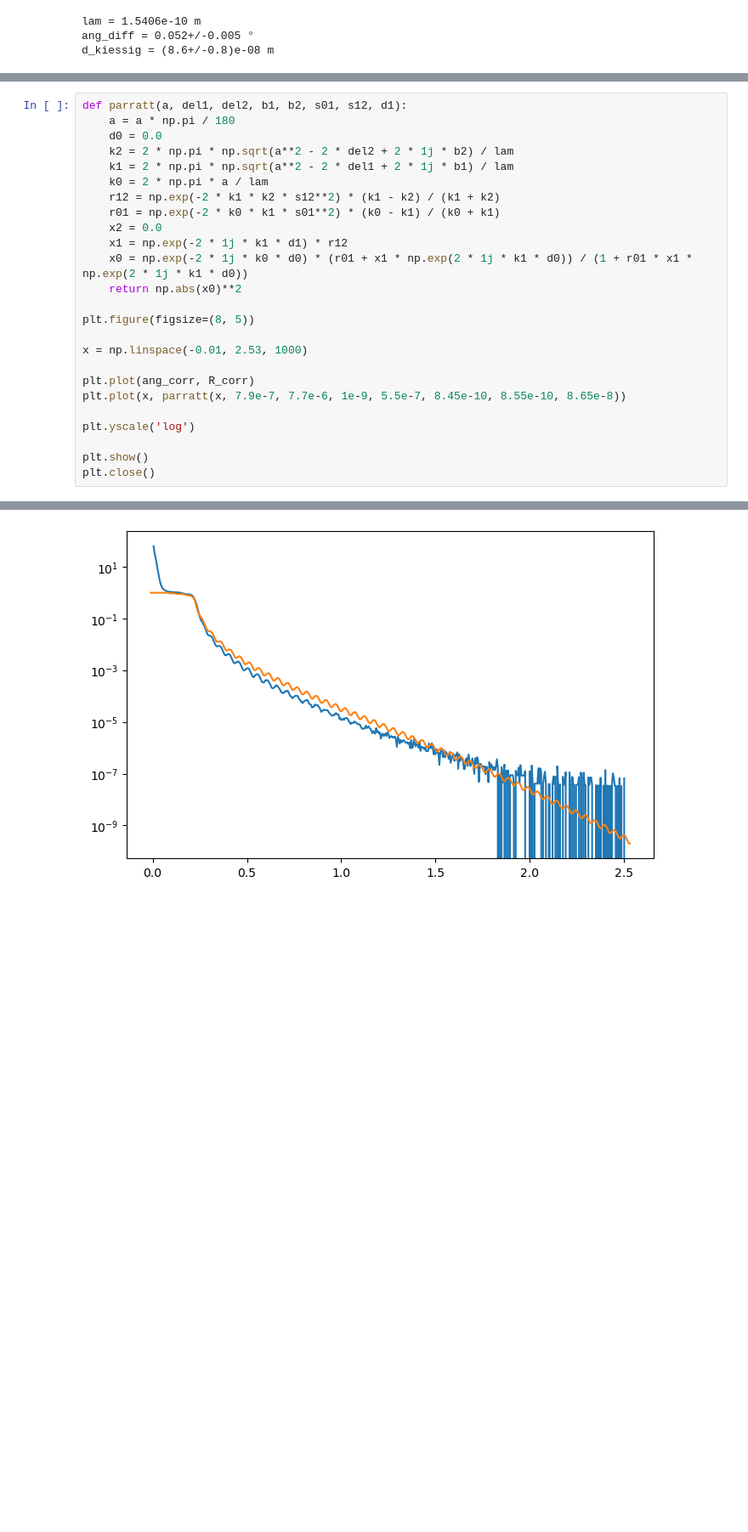
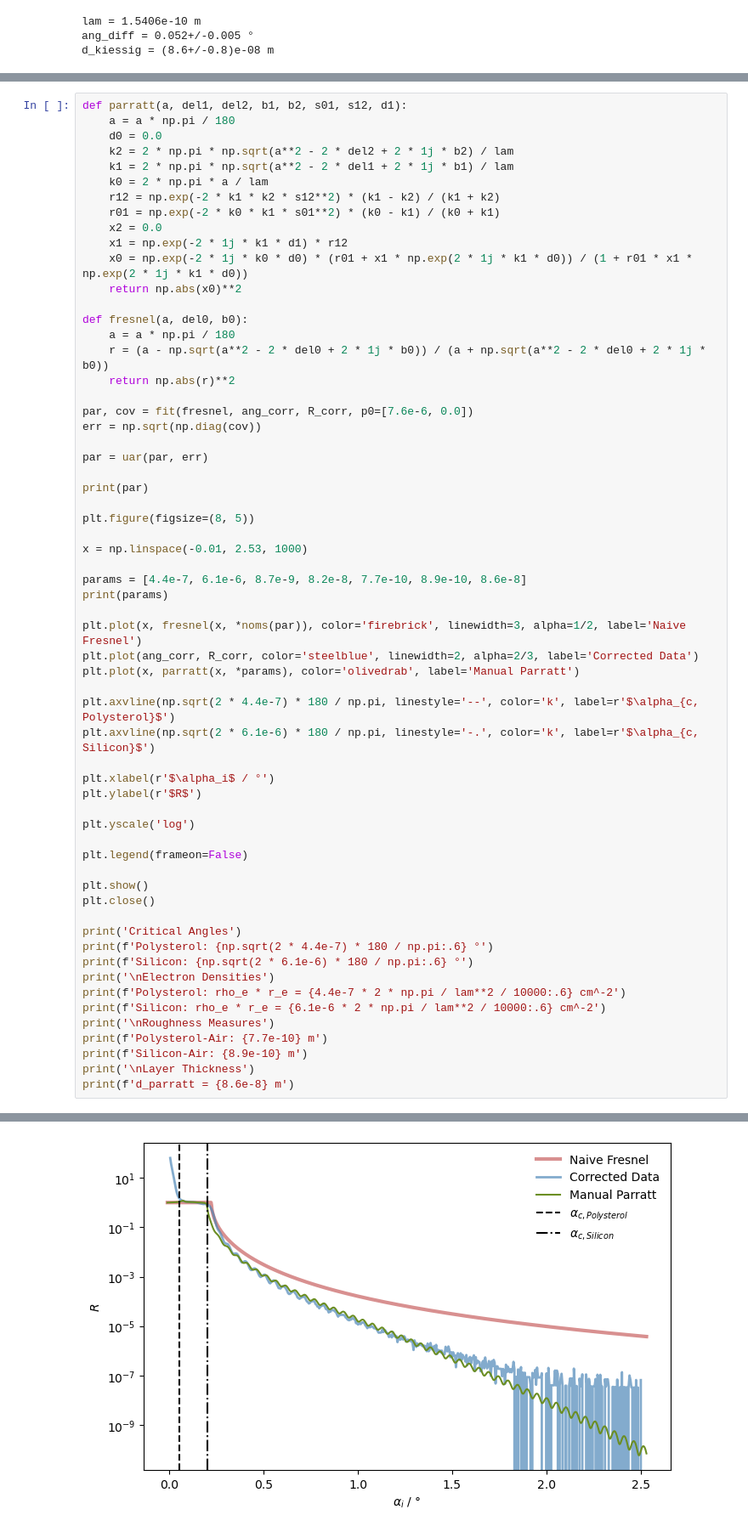
Before and after one commit to frtza/advancedlaboratory, a Jupyter notebook: V44/note.ipynb, the cells around one changed output, grey strips where cells are left out. Shown at 85% size. Drawn from its saved outputs; the diff is of its cells as text; blank space fills up the shorter version.

```diff
--- a/V44/note.ipynb
+++ b/V44/note.ipynb
@@ -296,15 +286,51 @@ def parratt(a, del1, del2, b1, b2, s01, s12, d1):
     x0 = np.exp(-2 * 1j * k0 * d0) * (r01 + x1 * np.exp(2 * 1j * k1 * d0)) / (1 + r01 * x1 * np.exp(2 * 1j * k1 * d0))
     return np.abs(x0)**2
 
+def fresnel(a, del0, b0):
+    a = a * np.pi / 180
+    r = (a - np.sqrt(a**2 - 2 * del0 + 2 * 1j * b0)) / (a + np.sqrt(a**2 - 2 * del0 + 2 * 1j * b0))
+    return np.abs(r)**2
+
+par, cov = fit(fresnel, ang_corr, R_corr, p0=[7.6e-6, 0.0])
+err = np.sqrt(np.diag(cov))
+
+par = uar(par, err)
+
+print(par)
+
 plt.figure(figsize=(8, 5))
 
 x = np.linspace(-0.01, 2.53, 1000)
 
-plt.plot(ang_corr, R_corr)
-plt.plot(x, parratt(x, 7.9e-7, 7.7e-6, 1e-9, 5.5e-7, 8.45e-10, 8.55e-10, 8.65e-8))
+params = [4.4e-7, 6.1e-6, 8.7e-9, 8.2e-8, 7.7e-10, 8.9e-10, 8.6e-8]
+print(params)
+
+plt.plot(x, fresnel(x, *noms(par)), color='firebrick', linewidth=3, alpha=1/2, label='Naive Fresnel')
+plt.plot(ang_corr, R_corr, color='steelblue', linewidth=2, alpha=2/3, label='Corrected Data')
+plt.plot(x, parratt(x, *params), color='olivedrab', label='Manual Parratt')
+
+plt.axvline(np.sqrt(2 * 4.4e-7) * 180 / np.pi, linestyle='--', color='k', label=r'$\alpha_{c, Polysterol}$')
+plt.axvline(np.sqrt(2 * 6.1e-6) * 180 / np.pi, linestyle='-.', color='k', label=r'$\alpha_{c, Silicon}$')
+
+plt.xlabel(r'$\alpha_i$ / °')
+plt.ylabel(r'$R$')
 
 plt.yscale('log')
 
+plt.legend(frameon=False)
+
 plt.show()
 plt.close()
+
+print('Critical Angles')
+print(f'Polysterol: {np.sqrt(2 * 4.4e-7) * 180 / np.pi:.6} °')
+print(f'Silicon: {np.sqrt(2 * 6.1e-6) * 180 / np.pi:.6} °')
+print('\nElectron Densities')
+print(f'Polysterol: rho_e * r_e = {4.4e-7 * 2 * np.pi / lam**2 / 10000:.6} cm^-2')
+print(f'Silicon: rho_e * r_e = {6.1e-6 * 2 * np.pi / lam**2 / 10000:.6} cm^-2')
+print('\nRoughness Measures')
+print(f'Polysterol-Air: {7.7e-10} m')
+print(f'Silicon-Air: {8.9e-10} m')
+print('\nLayer Thickness')
+print(f'd_parratt = {8.6e-8} m')
 # %% [output]
@@ -311 +339 @@ plt.close()
-[figure, old version]
+[figure, new version]
```
Also changed, not shown: parts of 3 cells of this notebook.
